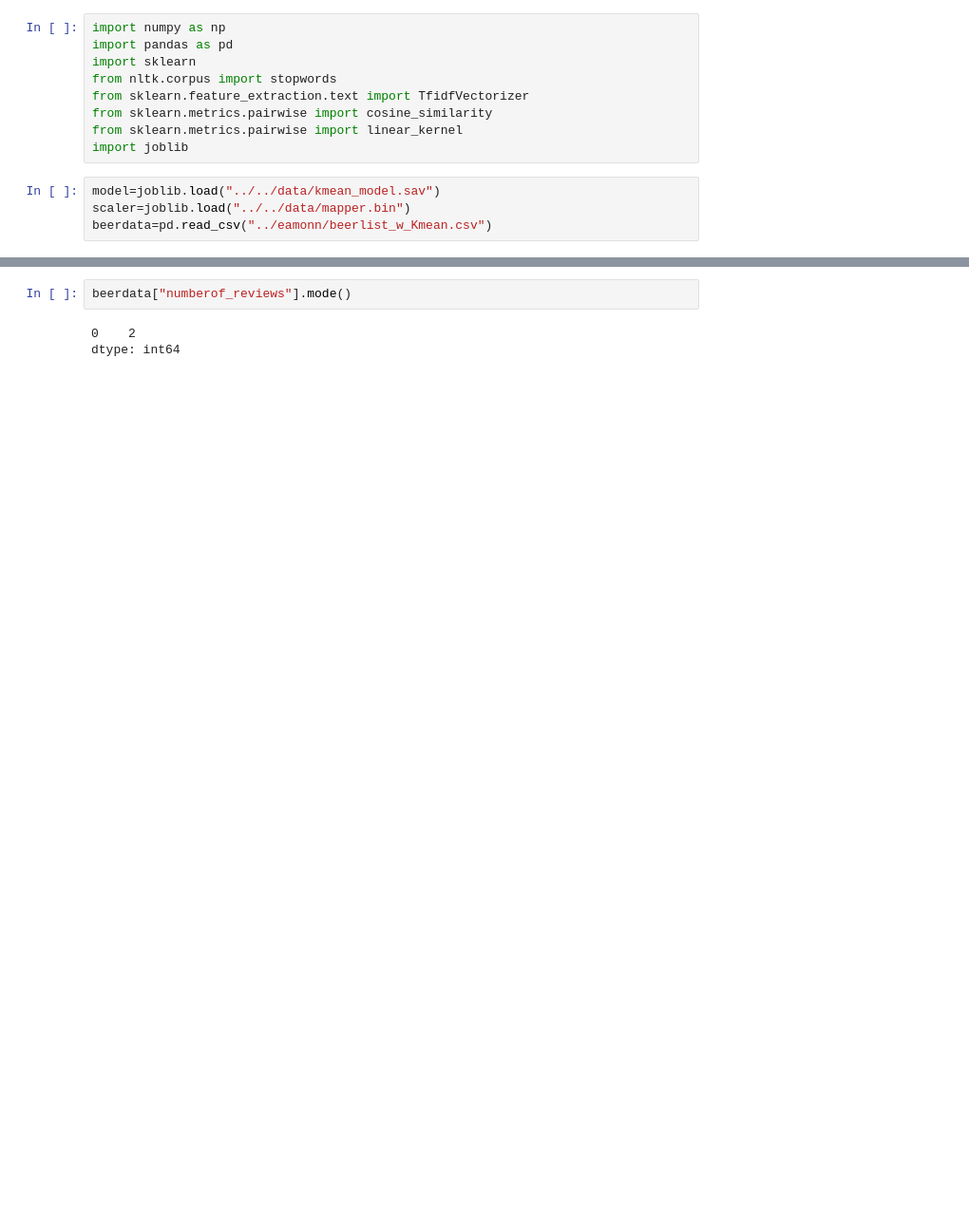
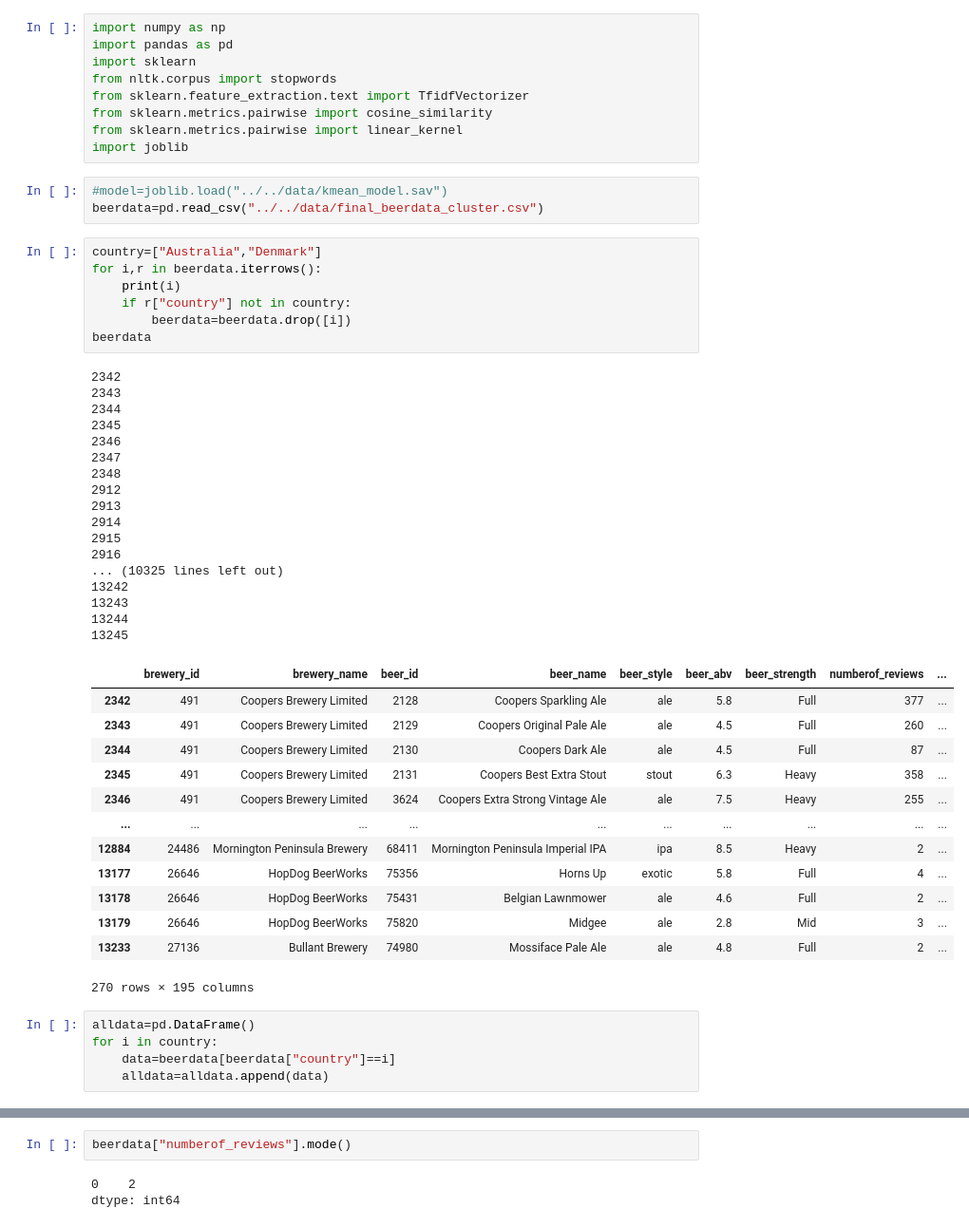
Before and after one commit to mactzu/PredictivePandas, a Jupyter notebook: work/yann/Untitled1.ipynb, the cells around one changed output, grey strips where cells are left out. Shown at 95% size. Saved outputs shown, nothing was run; the diff lists cells and outputs as text; blank space fills up the shorter version.

```diff
--- a/work/yann/Untitled1.ipynb
+++ b/work/yann/Untitled1.ipynb
@@ -8,6 +8,48 @@ from sklearn.metrics.pairwise import cosine_similarity
 from sklearn.metrics.pairwise import linear_kernel
 import joblib
 # %%
-model=joblib.load("../../data/kmean_model.sav")
-scaler=joblib.load("../../data/mapper.bin")
-beerdata=pd.read_csv("../eamonn/beerlist_w_Kmean.csv")
+#model=joblib.load("../../data/kmean_model.sav")
+beerdata=pd.read_csv("../../data/final_beerdata_cluster.csv")
+# %%
+country=["Australia","Denmark"]
+for i,r in beerdata.iterrows():
+    print(i)
+    if r["country"] not in country:
+        beerdata=beerdata.drop([i])
+beerdata
+# %% [output]
+2342
+2343
+2344
+2345
+2346
+2347
+2348
+2912
+2913
+2914
+2915
+2916
+... (10325 lines left out)
+13242
+13243
+13244
+13245
+|  | brewery_id | brewery_name | beer_id | beer_name | beer_style | beer_abv | beer_strength | numberof_reviews | ... |
+| 2342 | 491 | Coopers Brewery Limited | 2128 | Coopers Sparkling Ale | ale | 5.8 | Full | 377 | ... |
+| 2343 | 491 | Coopers Brewery Limited | 2129 | Coopers Original Pale Ale | ale | 4.5 | Full | 260 | ... |
+| 2344 | 491 | Coopers Brewery Limited | 2130 | Coopers Dark Ale | ale | 4.5 | Full | 87 | ... |
+| 2345 | 491 | Coopers Brewery Limited | 2131 | Coopers Best Extra Stout | stout | 6.3 | Heavy | 358 | ... |
+| 2346 | 491 | Coopers Brewery Limited | 3624 | Coopers Extra Strong Vintage Ale | ale | 7.5 | Heavy | 255 | ... |
+| ... | ... | ... | ... | ... | ... | ... | ... | ... | ... |
+| 12884 | 24486 | Mornington Peninsula Brewery | 68411 | Mornington Peninsula Imperial IPA | ipa | 8.5 | Heavy | 2 | ... |
+| 13177 | 26646 | HopDog BeerWorks | 75356 | Horns Up | exotic | 5.8 | Full | 4 | ... |
+| 13178 | 26646 | HopDog BeerWorks | 75431 | Belgian Lawnmower | ale | 4.6 | Full | 2 | ... |
+| 13179 | 26646 | HopDog BeerWorks | 75820 | Midgee | ale | 2.8 | Mid | 3 | ... |
+| 13233 | 27136 | Bullant Brewery | 74980 | Mossiface Pale Ale | ale | 4.8 | Full | 2 | ... |
+270 rows × 195 columns
+# %%
+alldata=pd.DataFrame()
+for i in country:
+    data=beerdata[beerdata["country"]==i]
+    alldata=alldata.append(data)
```
Also changed, not shown: parts of 13 cells of this notebook, 26 other files.
